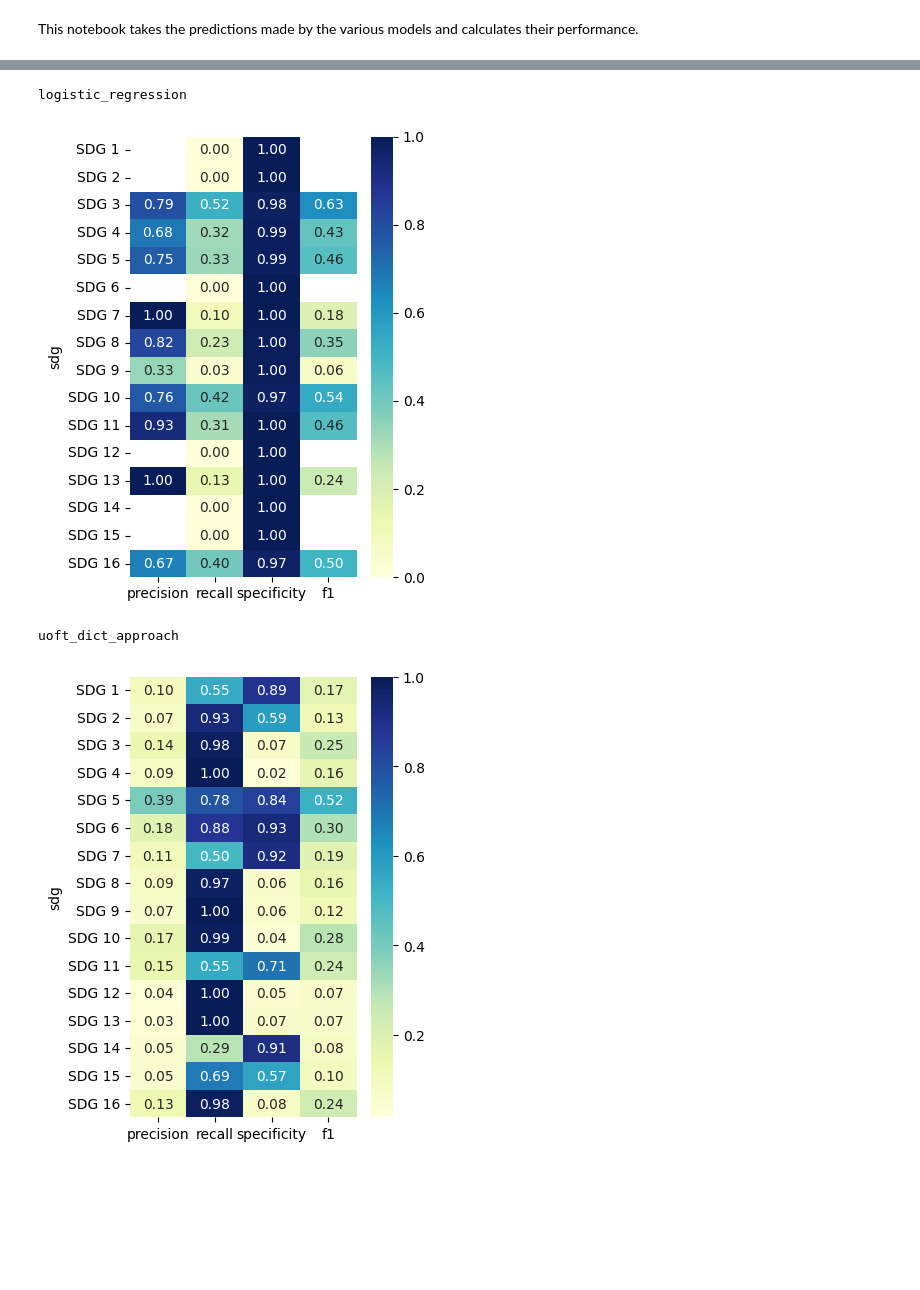
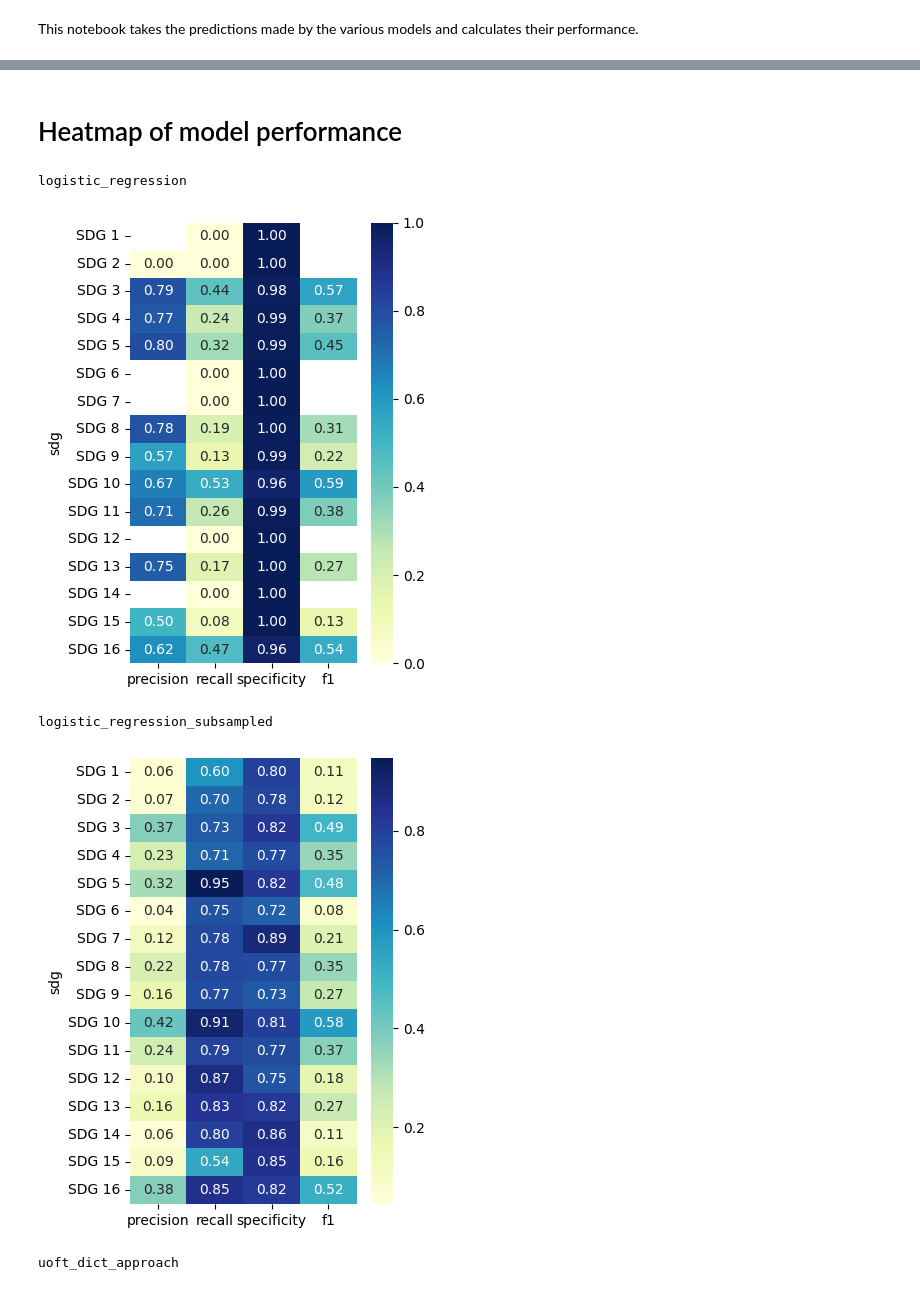
Before and after one commit to edalatma/sdg_text_analytics, a Jupyter notebook: scripts/explore_model_performance.ipynb, the cells around one changed output, grey strips where cells are left out. Drawn from its saved outputs; the diff is of its cells as text; code cells hidden in the pictures; blank space fills up the shorter version.

Commit message:
add stratified splitting, update data name, and update model eval

```diff
--- a/scripts/explore_model_performance.ipynb
+++ b/scripts/explore_model_performance.ipynb
@@ -77,0 +55,9 @@ relevant_data.sort_values("f1").head()
+# %%
+project = '2023_all_ugrad_outlines'
+SDG_ORDER = SDG_MAP.keys()
+
+data_filter = data_counts_df[data_counts_df["project_name"] == project]
+display(data_filter.head())
+
+model_filter = model_performance[(model_performance["project_name"] == project) & (model_performance["datatype"] == 'test')]
+display(model_filter.head())
@@ -114,15 +113,18 @@ plt.show()
+# %% [markdown]
+# Heatmap of model performance
 # %%
-for model_name, group in relevant_data.groupby("model_name"):
+for model_name, group in model_filter.groupby("model_name"):
     group["specificity"] = group["TN"]/ (group["TN"] + group["FP"])
     prf1 = group[["sdg", 'precision', 'recall', 'specificity', 'f1']].set_index("sdg").reindex(SDG_ORDER)
     print(model_name)
     plt.figure(figsize=(4,5))
     sns.heatmap(prf1, cmap='YlGnBu', annot=True, fmt='.2f')
     plt.tight_layout()
     plt.savefig(f"../data/presentation_figures/{model_name}_performance.png", dpi=300)
     plt.show()
 # %% [output]
 logistic_regression
-[figure, old version]
+[figure, new version]
-uoft_dict_approach
+logistic_regression_subsampled
-[figure, old version]
+[figure, new version]
+uoft_dict_approach
```
Also changed, not shown: parts of 9 cells of this notebook, 9 other files.
